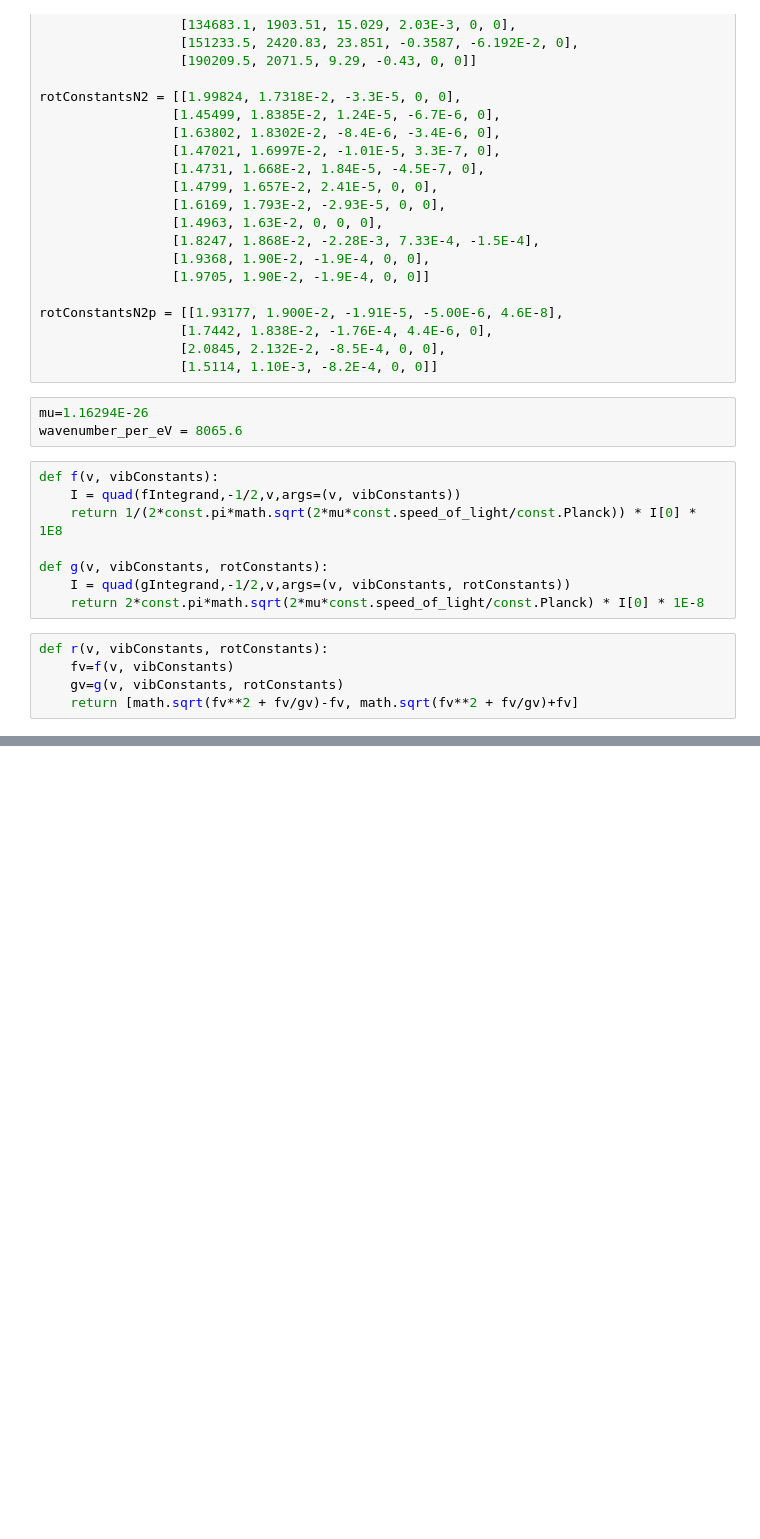
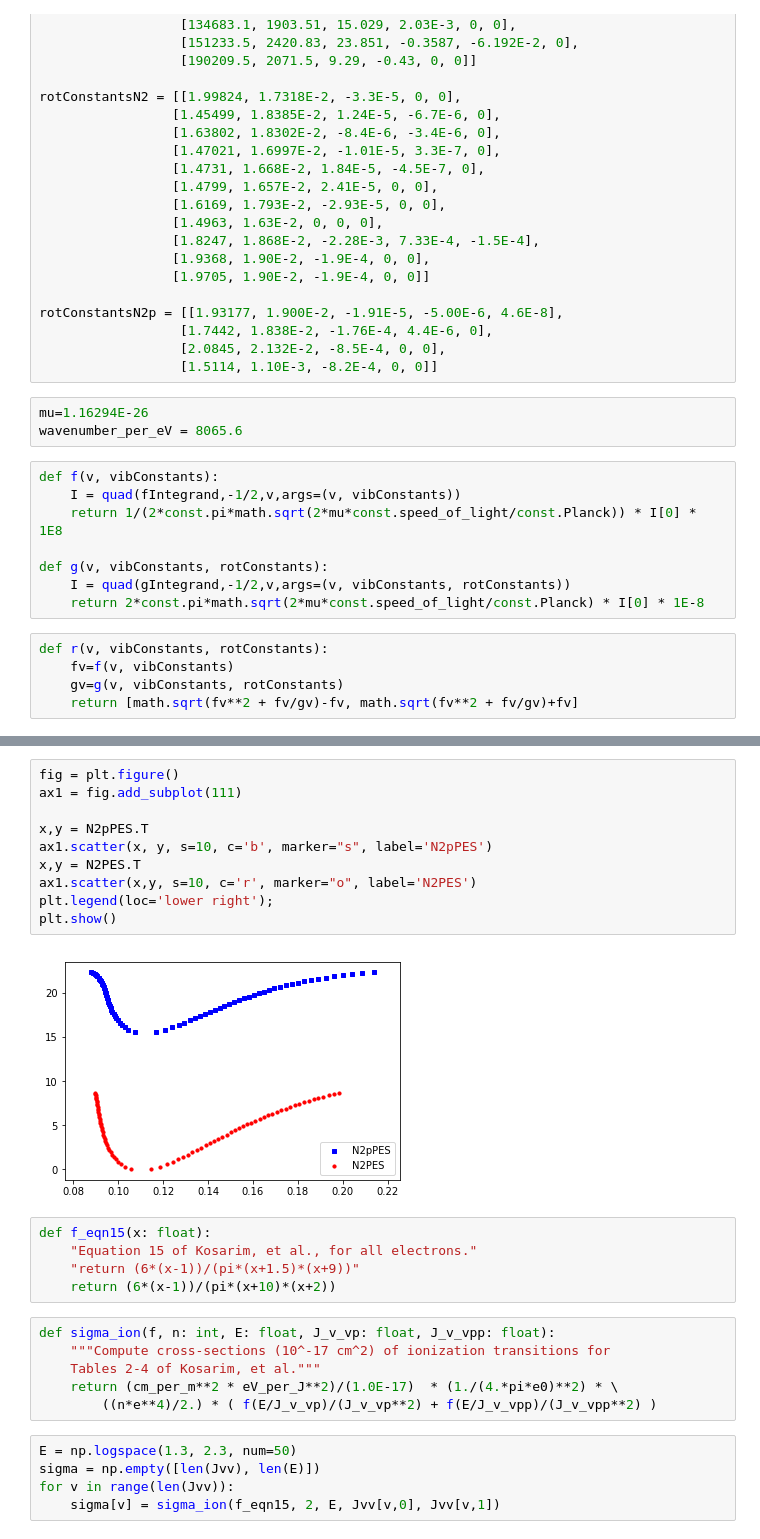
Before and after one commit to USNavalResearchLaboratory/nepc, a Jupyter notebook: methods/kosarim/n2_X1Sigmag+_RKR.ipynb, the cells around one changed output, grey strips where cells are left out. Cells and saved outputs as stored; diff of their text form; blank space fills up the shorter version.

```diff
--- a/methods/kosarim/n2_X1Sigmag+_RKR.ipynb
+++ b/methods/kosarim/n2_X1Sigmag+_RKR.ipynb
@@ -154,0 +135,28 @@ plt.scatter(x,y)
+# %%
+fig = plt.figure()
+ax1 = fig.add_subplot(111)
+
+x,y = N2pPES.T
+ax1.scatter(x, y, s=10, c='b', marker="s", label='N2pPES')
+x,y = N2PES.T
+ax1.scatter(x,y, s=10, c='r', marker="o", label='N2PES')
+plt.legend(loc='lower right');
+plt.show()
+# %% [output]
+[figure, added]
+# %%
+def f_eqn15(x: float):
+    "Equation 15 of Kosarim, et al., for all electrons."
+    "return (6*(x-1))/(pi*(x+1.5)*(x+9))"
+    return (6*(x-1))/(pi*(x+10)*(x+2))
+# %%
+def sigma_ion(f, n: int, E: float, J_v_vp: float, J_v_vpp: float):
+    """Compute cross-sections (10^-17 cm^2) of ionization transitions for
+    Tables 2-4 of Kosarim, et al."""
+    return (cm_per_m**2 * eV_per_J**2)/(1.0E-17)  * (1./(4.*pi*e0)**2) * \
+        ((n*e**4)/2.) * ( f(E/J_v_vp)/(J_v_vp**2) + f(E/J_v_vpp)/(J_v_vpp**2) )
+# %%
+E = np.logspace(1.3, 2.3, num=50)
+sigma = np.empty([len(Jvv), len(E)])
+for v in range(len(Jvv)):
+    sigma[v] = sigma_ion(f_eqn15, 2, E, Jvv[v,0], Jvv[v,1])
```
Also changed, not shown: parts of 20 cells of this notebook, 1 other file.
